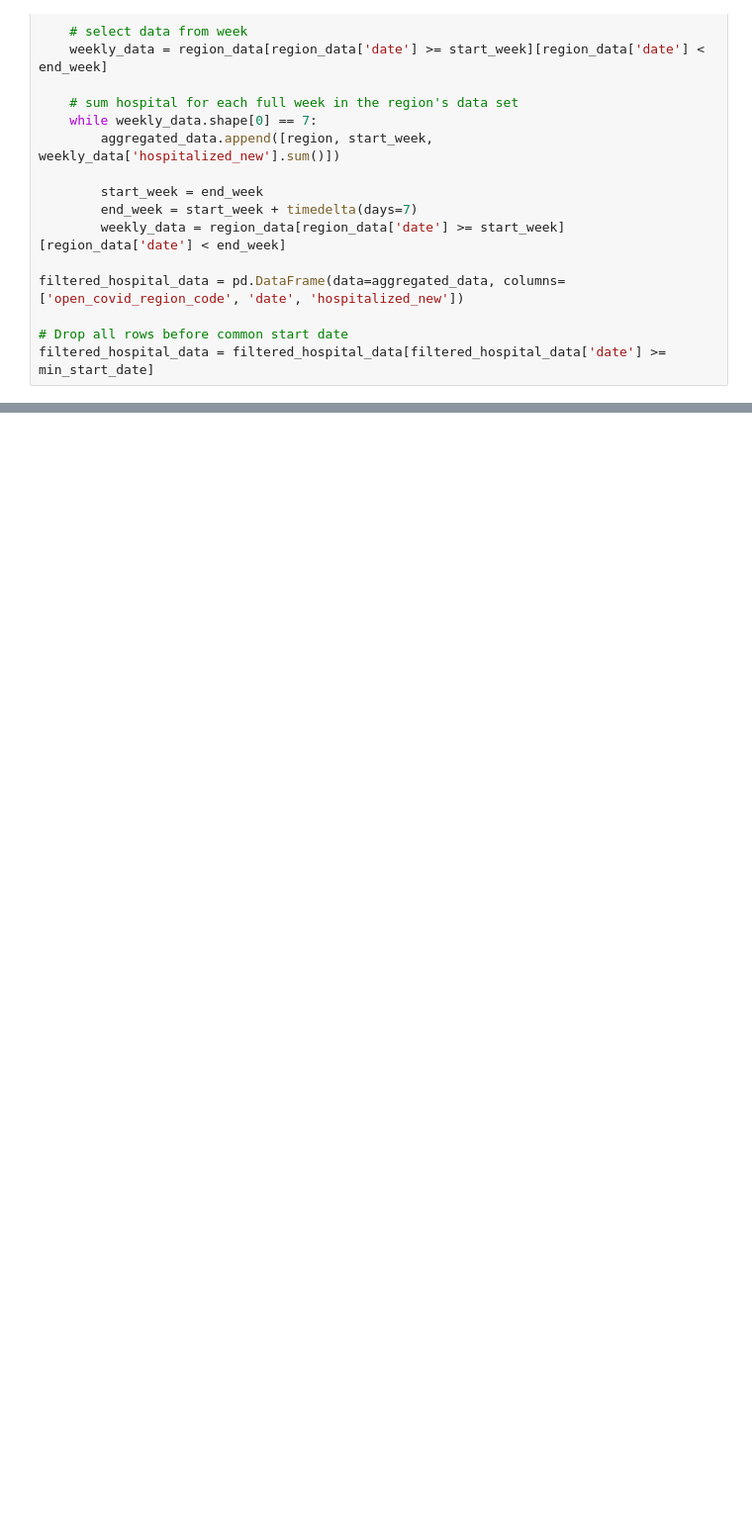
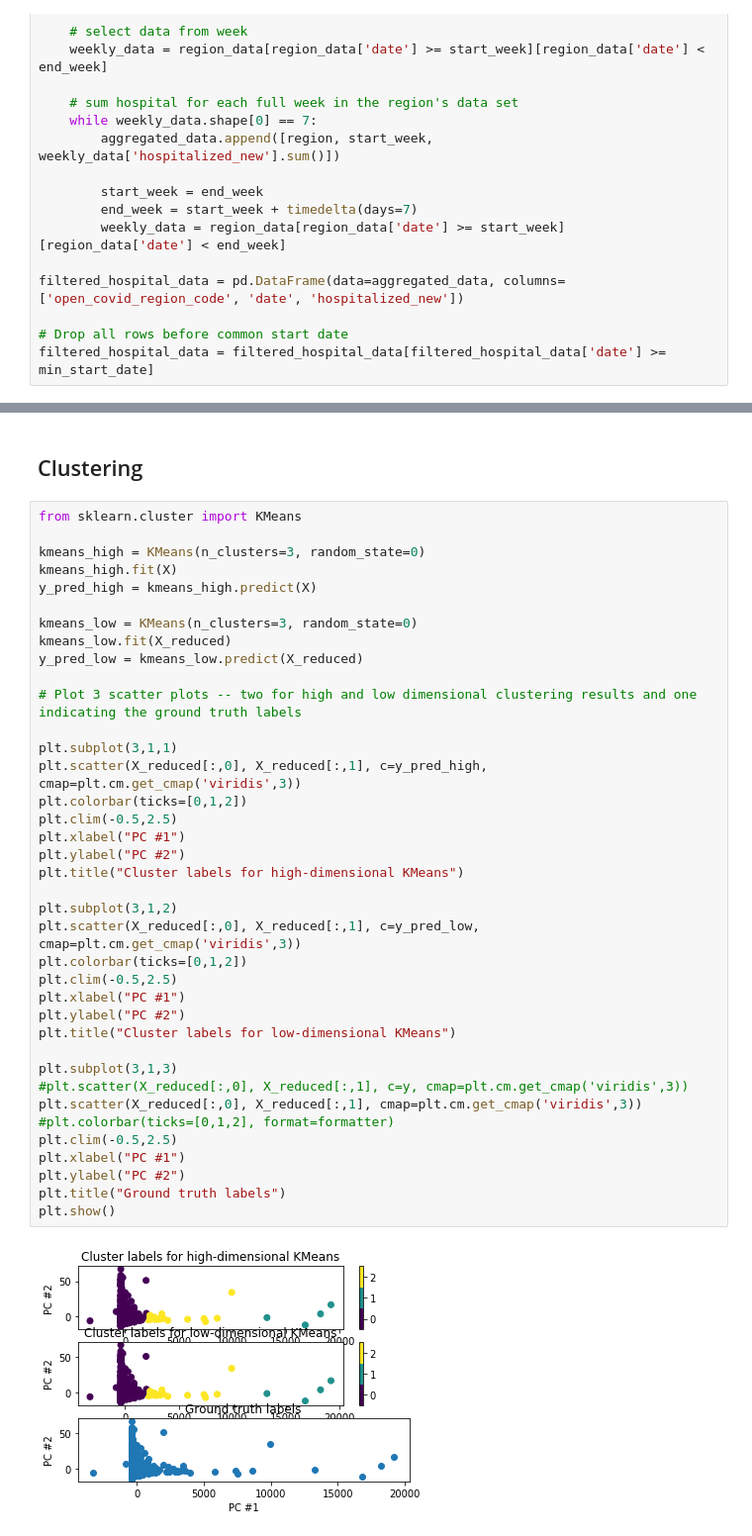
Before and after one commit to SabiSasu/COMP551-Project1, a Jupyter notebook: src/covid19.ipynb, the cells around one changed output, grey strips where cells are left out. Shown: that part at 99% size. Cells and saved outputs as stored; diff of their text form; blank space fills up the shorter version.

```diff
--- a/src/covid19.ipynb
+++ b/src/covid19.ipynb
@@ -137,0 +245,42 @@ interpolated_merged_data.to_csv('../data/interpolated_merged_data.csv')
+# %% [markdown]
+## Clustering
+# %%
+from sklearn.cluster import KMeans
+
+kmeans_high = KMeans(n_clusters=3, random_state=0)
+kmeans_high.fit(X)
+y_pred_high = kmeans_high.predict(X)
+
+kmeans_low = KMeans(n_clusters=3, random_state=0)
+kmeans_low.fit(X_reduced)
+y_pred_low = kmeans_low.predict(X_reduced)
+
+# Plot 3 scatter plots -- two for high and low dimensional clustering results and one indicating the ground truth labels
+
+plt.subplot(3,1,1)
+plt.scatter(X_reduced[:,0], X_reduced[:,1], c=y_pred_high, cmap=plt.cm.get_cmap('viridis',3))
+plt.colorbar(ticks=[0,1,2])
+plt.clim(-0.5,2.5)
+plt.xlabel("PC #1")
+plt.ylabel("PC #2")
+plt.title("Cluster labels for high-dimensional KMeans")
+
+plt.subplot(3,1,2)
+plt.scatter(X_reduced[:,0], X_reduced[:,1], c=y_pred_low, cmap=plt.cm.get_cmap('viridis',3))
+plt.colorbar(ticks=[0,1,2])
+plt.clim(-0.5,2.5)
+plt.xlabel("PC #1")
+plt.ylabel("PC #2")
+plt.title("Cluster labels for low-dimensional KMeans")
+
+plt.subplot(3,1,3)
+#plt.scatter(X_reduced[:,0], X_reduced[:,1], c=y, cmap=plt.cm.get_cmap('viridis',3))
+plt.scatter(X_reduced[:,0], X_reduced[:,1], cmap=plt.cm.get_cmap('viridis',3))
+#plt.colorbar(ticks=[0,1,2], format=formatter)
+plt.clim(-0.5,2.5)
+plt.xlabel("PC #1")
+plt.ylabel("PC #2")
+plt.title("Ground truth labels")
+plt.show()
+# %% [output]
+[figure, added]
```
Also changed, not shown: parts of 19 cells of this notebook.
